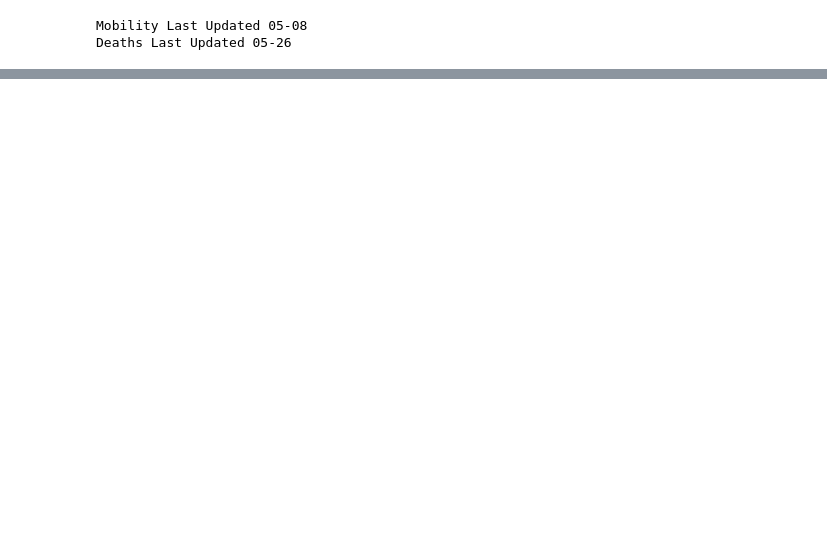
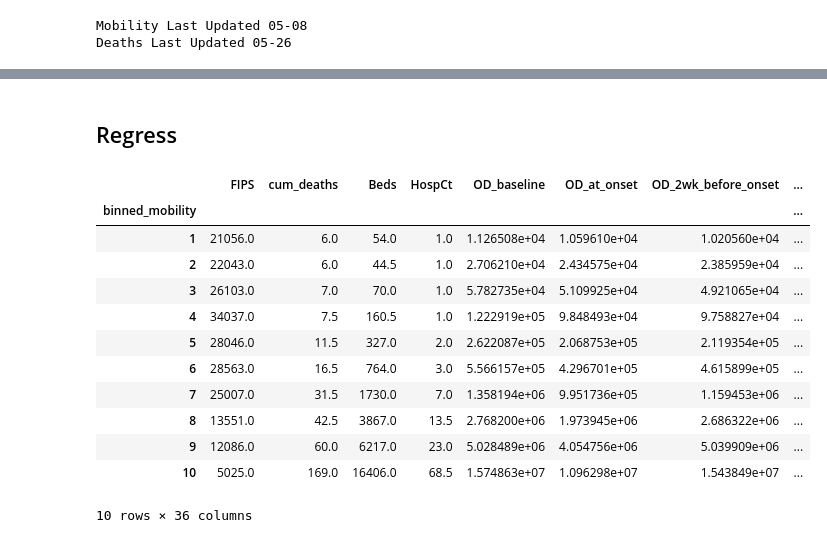
Before and after one commit to jhu-covid-optimization/covid-drivers, a Jupyter notebook: notebooks/17-rp-cluster_mobility.ipynb, the cells around one changed output, grey strips where cells are left out. Cells and saved outputs as stored; diff of their text form; code cells hidden in the pictures; blank space fills up the shorter version.

```diff
--- a/notebooks/17-rp-cluster_mobility.ipynb
+++ b/notebooks/17-rp-cluster_mobility.ipynb
@@ -243,0 +260,10 @@ sns.scatterplot(Xhat[:,0], Xhat[:,1], hue=clustering.labels_)
+# %%
+## Bins
+N_BINS = 10
+_, bins = np.histogram(cum_deaths['OD_at_onset (log)'], bins=N_BINS)
+cum_deaths['binned_mobility'] = pd.cut(
+    cum_deaths['OD_at_onset (log)'],
+    bins=bins,
+    labels=np.arange(1,len(bins)),
+    include_lowest=True
+)
@@ -243,0 +283,2 @@ sns.scatterplot(Xhat[:,0], Xhat[:,1], hue=clustering.labels_)
+# %% [markdown]
+## Regress
@@ -243,0 +292,26 @@ sns.scatterplot(Xhat[:,0], Xhat[:,1], hue=clustering.labels_)
+# %%
+## Bins
+N_BINS = 10
+_, bins = np.histogram(cum_deaths['OD_at_onset (log)'], bins=N_BINS)
+cum_deaths['binned_mobility'] = pd.cut(
+    cum_deaths['OD_at_onset (log)'],
+    bins=bins,
+    labels=np.arange(1,len(bins)),
+    include_lowest=True
+)
+# %%
+cum_deaths.groupby('binned_mobility').median()
+# %% [output]
+|  | FIPS | cum_deaths | Beds | HospCt | OD_baseline | OD_at_onset | OD_2wk_before_onset | ... |
+| binned_mobility |  |  |  |  |  |  |  | ... |
+| 1 | 21056.0 | 6.0 | 54.0 | 1.0 | 1.126508e+04 | 1.059610e+04 | 1.020560e+04 | ... |
+| 2 | 22043.0 | 6.0 | 44.5 | 1.0 | 2.706210e+04 | 2.434575e+04 | 2.385959e+04 | ... |
+| 3 | 26103.0 | 7.0 | 70.0 | 1.0 | 5.782735e+04 | 5.109925e+04 | 4.921065e+04 | ... |
+| 4 | 34037.0 | 7.5 | 160.5 | 1.0 | 1.222919e+05 | 9.848493e+04 | 9.758827e+04 | ... |
+| 5 | 28046.0 | 11.5 | 327.0 | 2.0 | 2.622087e+05 | 2.068753e+05 | 2.119354e+05 | ... |
+| 6 | 28563.0 | 16.5 | 764.0 | 3.0 | 5.566157e+05 | 4.296701e+05 | 4.615899e+05 | ... |
+| 7 | 25007.0 | 31.5 | 1730.0 | 7.0 | 1.358194e+06 | 9.951736e+05 | 1.159453e+06 | ... |
+| 8 | 13551.0 | 42.5 | 3867.0 | 13.5 | 2.768200e+06 | 1.973945e+06 | 2.686322e+06 | ... |
+| 9 | 12086.0 | 60.0 | 6217.0 | 23.0 | 5.028489e+06 | 4.054756e+06 | 5.039909e+06 | ... |
+| 10 | 5025.0 | 169.0 | 16406.0 | 68.5 | 1.574863e+07 | 1.096298e+07 | 1.543849e+07 | ... |
+10 rows × 36 columns
```
Also changed, not shown: parts of 33 cells of this notebook, 1 other file.
